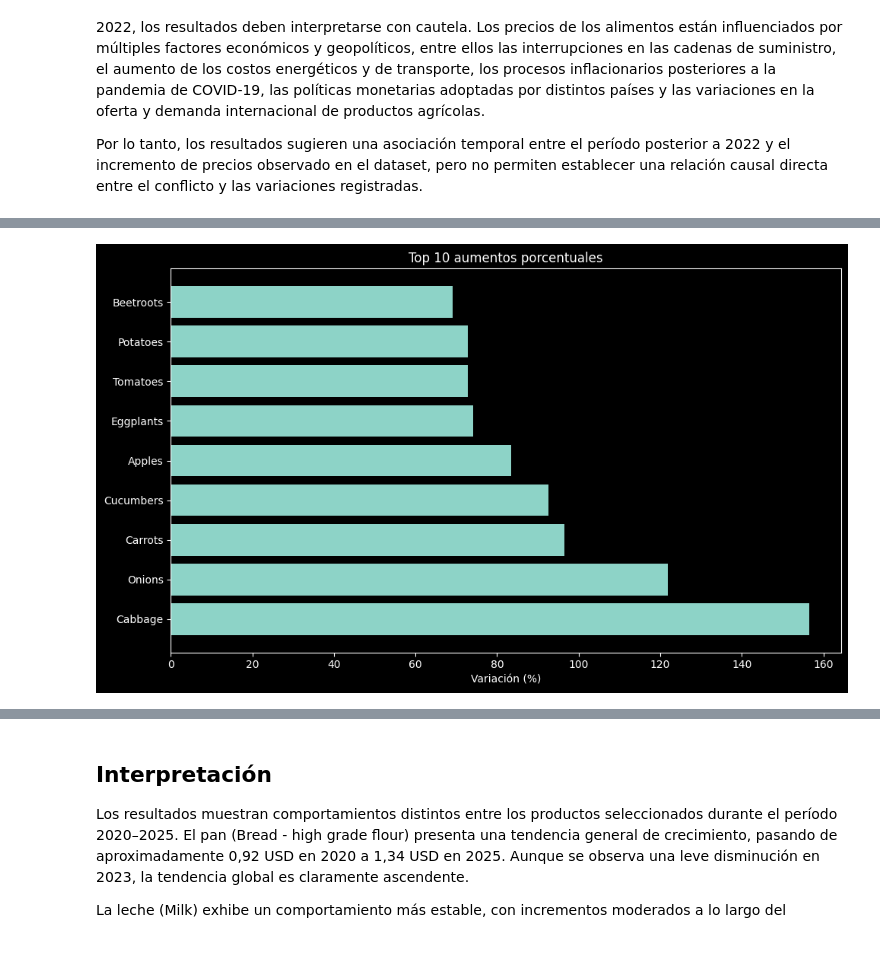
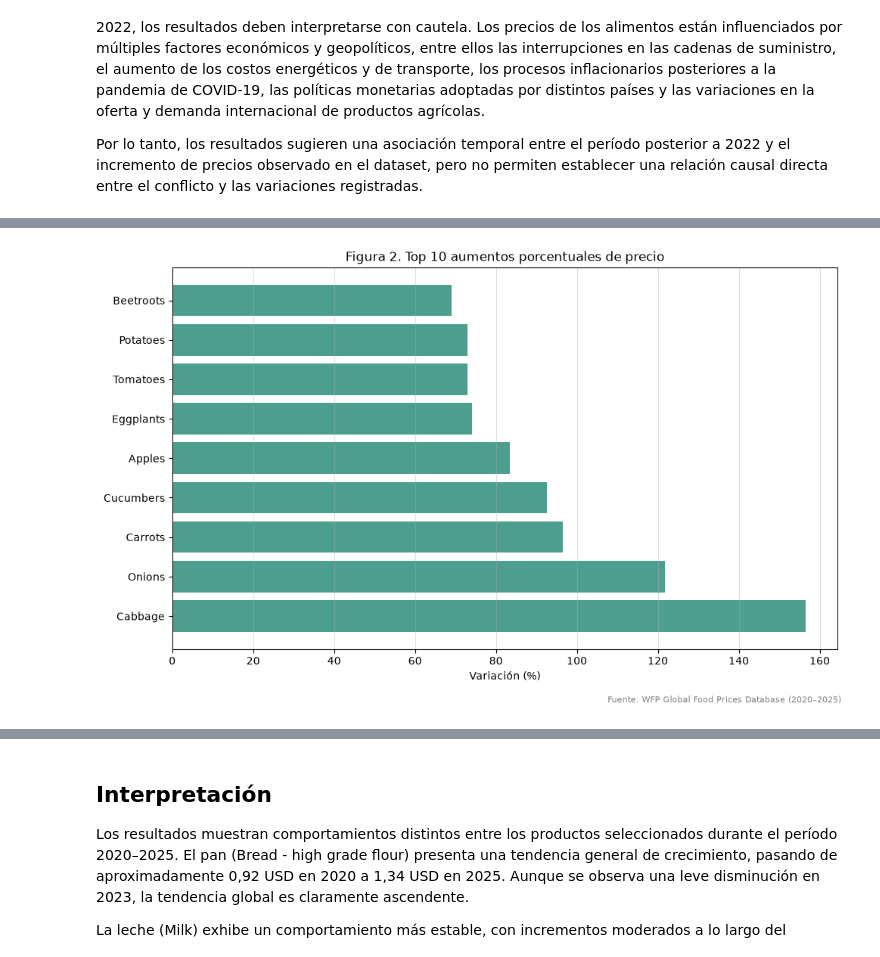
Before and after one commit to Bass-i/food-price-analysis, a Jupyter notebook: F4/notebooks/F4_Visualizacion_Resultados.ipynb, the cells around one changed output, grey strips where cells are left out. Saved outputs shown, nothing was run; the diff lists cells and outputs as text; code cells hidden in the pictures.

Commit message:
feat: se agregan visuales a graficos para mejor interpretacion.

```diff
--- a/F4/notebooks/F4_Visualizacion_Resultados.ipynb
+++ b/F4/notebooks/F4_Visualizacion_Resultados.ipynb
@@ -22,0 +30,16 @@ df.head()
+# %%
+preprocesador = Preprocesador("../../F1/data/raw")
+
+df = (
+    preprocesador
+    .cargar_archivos()
+    .validar_columnas_requeridas()
+    .filtrar_europa()
+    .convertir_fechas()
+    .eliminar_nulos_usdprice()
+    .normalizar_usdprice()
+    .validar()
+    .obtener_dataframe()
+)
+
+df.head()
@@ -95,29 +189,30 @@ top_aumentos = (
 # %%
-plt.figure(figsize=(10,6))
+fig, ax = plt.subplots(figsize=(10, 6))
 
-plt.barh(
+ax.barh(
     top_aumentos["commodity"],
-    top_aumentos["variacion_pct"]
+    top_aumentos["variacion_pct"],
+    color="#4C9F8E",
 )
 
-plt.title(
-    "Top 10 aumentos porcentuales"
-)
+ax.set_title("Figura 2. Top 10 aumentos porcentuales de precio")
+ax.set_xlabel("Variación (%)")
+ax.grid(axis="x", alpha=0.4)
 
-plt.xlabel(
-    "Variación (%)"
-)
+fig.text(0.99, -0.02, "Fuente: WFP Global Food Prices Database (2020–2025)",
+          ha="right", fontsize=8, color="gray")
 
 plt.tight_layout()
 
 plt.savefig(
     "../results/grafico_top_aumentos.png",
-    bbox_inches="tight"
+    bbox_inches="tight",
+    dpi=150,
 )
 
 plt.show()
 # %% [output]
-[figure, old version]
+[figure, new version]
 # %% [markdown]
 ### Interpretación
 
```
Also changed, not shown: parts of 20 cells of this notebook, 3 other files.
